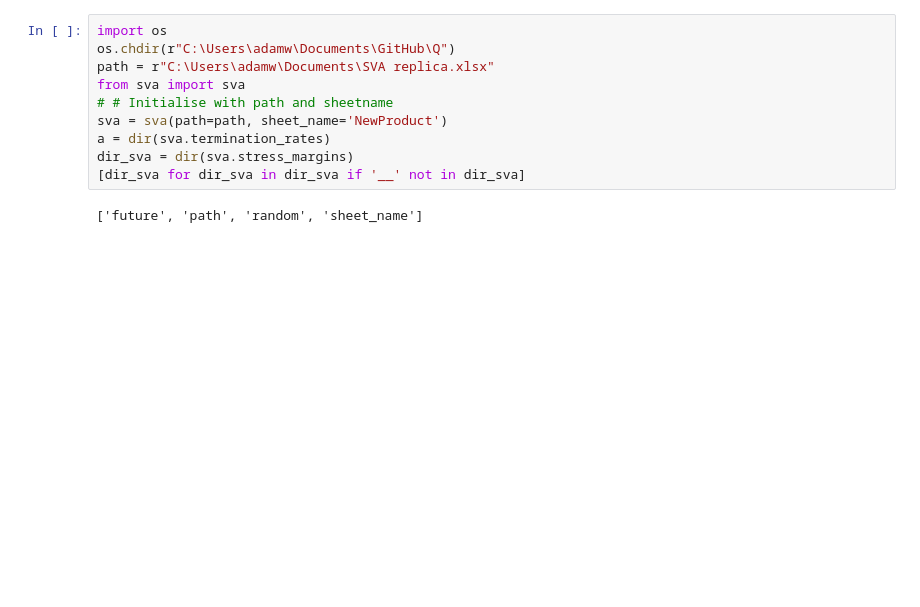
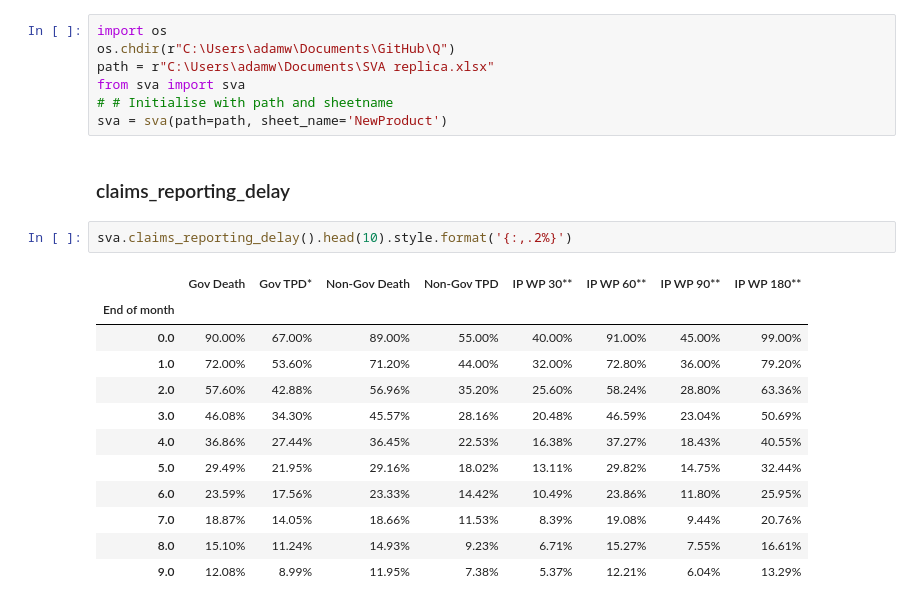
Before and after one commit to wheatfields/Q, a Jupyter notebook: sva_documentation.ipynb, the cells around one changed output. Cells and saved outputs as stored; diff of their text form; blank space fills up the shorter version.

```diff
--- a/sva_documentation.ipynb
+++ b/sva_documentation.ipynb
@@ -96,8 +96,20 @@ path = r"C:\Users\adamw\Documents\SVA replica.xlsx"
 from sva import sva
 # # Initialise with path and sheetname
 sva = sva(path=path, sheet_name='NewProduct')
-a = dir(sva.termination_rates)
-dir_sva = dir(sva.stress_margins)
-[dir_sva for dir_sva in dir_sva if '__' not in dir_sva]
-# %% [output]
-['future', 'path', 'random', 'sheet_name']
+# %% [markdown]
+### claims_reporting_delay
+# %%
+sva.claims_reporting_delay().head(10).style.format('{:,.2%}')
+# %% [output]
+|  | Gov Death | Gov TPD* | Non-Gov Death | Non-Gov TPD | IP WP 30** | IP WP 60** | IP WP 90** | IP WP 180** |
+| End of month |  |  |  |  |  |  |  |  |
+| 0.0 | 90.00% | 67.00% | 89.00% | 55.00% | 40.00% | 91.00% | 45.00% | 99.00% |
+| 1.0 | 72.00% | 53.60% | 71.20% | 44.00% | 32.00% | 72.80% | 36.00% | 79.20% |
+| 2.0 | 57.60% | 42.88% | 56.96% | 35.20% | 25.60% | 58.24% | 28.80% | 63.36% |
+| 3.0 | 46.08% | 34.30% | 45.57% | 28.16% | 20.48% | 46.59% | 23.04% | 50.69% |
+| 4.0 | 36.86% | 27.44% | 36.45% | 22.53% | 16.38% | 37.27% | 18.43% | 40.55% |
+| 5.0 | 29.49% | 21.95% | 29.16% | 18.02% | 13.11% | 29.82% | 14.75% | 32.44% |
+| 6.0 | 23.59% | 17.56% | 23.33% | 14.42% | 10.49% | 23.86% | 11.80% | 25.95% |
+| 7.0 | 18.87% | 14.05% | 18.66% | 11.53% | 8.39% | 19.08% | 9.44% | 20.76% |
+| 8.0 | 15.10% | 11.24% | 14.93% | 9.23% | 6.71% | 15.27% | 7.55% | 16.61% |
+| 9.0 | 12.08% | 8.99% | 11.95% | 7.38% | 5.37% | 12.21% | 6.04% | 13.29% |
```
Also changed, not shown: parts of 54 cells of this notebook, 2 other files.
